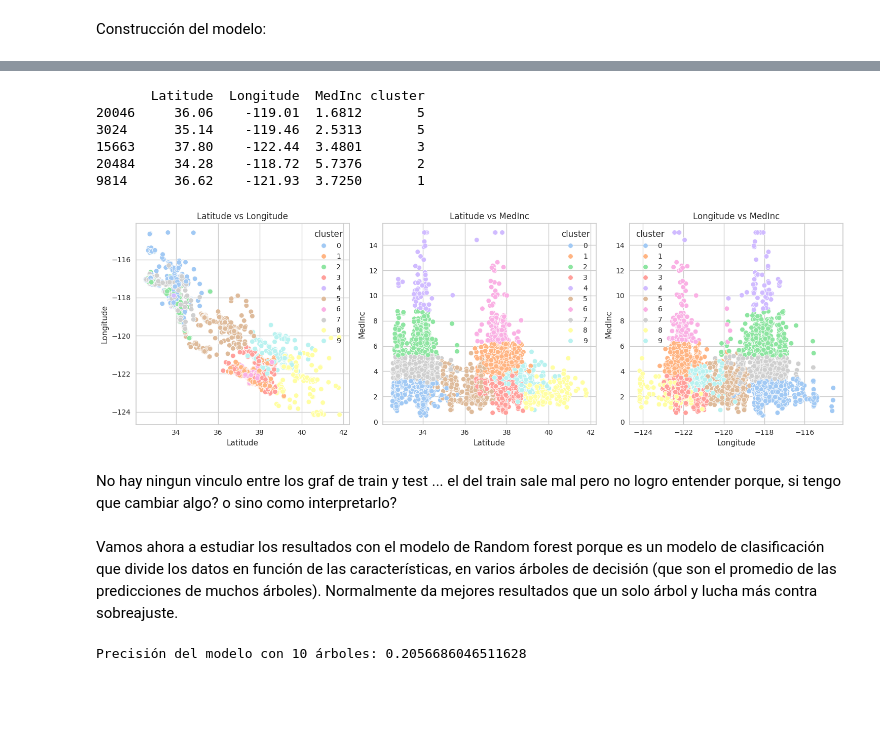
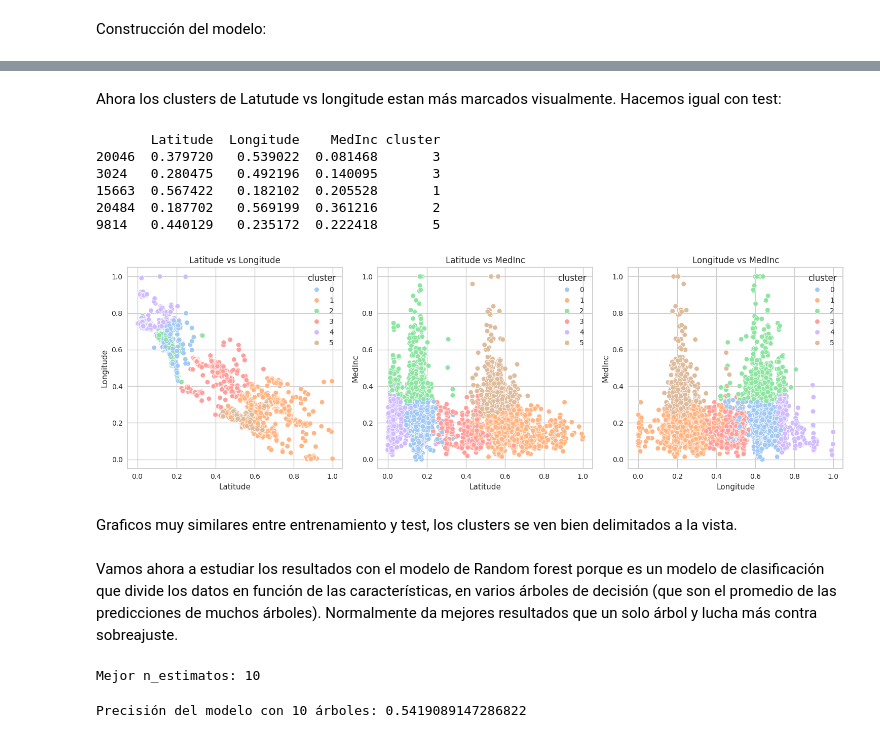
Before and after one commit to 4GeeksAcademy/pauline-K-Medias, a Jupyter notebook: src/explore.ipynb, the cells around one changed output, grey strips where cells are left out. Drawn from its saved outputs; the diff is of its cells as text; code cells hidden in the pictures; blank space fills up the shorter version.

Commit message:
entrega

```diff
--- a/src/explore.ipynb
+++ b/src/explore.ipynb
@@ -118,8 +122,8 @@ Igual que con el metodo silhouette, nos sale que la mejor separación entre los
 # %% [markdown]
 Construcción del modelo:
 # %%
-#Entrenar el modelo entonces con 10 clusters,
-model = KMeans(n_clusters = 10, random_state = 42)
+#Entrenar el modelo entonces con 6 clusters, como indicado en el paso 2
+model = KMeans(n_clusters = 6, random_state = 42)
 
 #Lo aplicamos a train:
 model.fit(X_train)
@@ -170,0 +187,26 @@ plt.show()
+# %%
+#Ahora volvemos a aplicar el modelo
+
+y_train = model.fit_predict(X_train_scaled[['Latitude', 'Longitude', 'MedInc']])
+X_train_scaled['cluster'] = y_train
+
+#Renombrar las columnas porque ahora han sido escaladas
+X_train_scaled.columns = ['Latitude', 'Longitude', 'MedInc', 'cluster']
+
+#Vizualisación :
+fig, axis = plt.subplots(1, 3, figsize=(15, 5))
+
+#Latitude vs Longitude
+sns.scatterplot(ax=axis[0], data=X_train_scaled, x="Latitude", y="Longitude", hue="cluster", palette="pastel")
+axis[0].set_title("Latitude vs Longitude")
+
+#Latitude vs MedInc
+sns.scatterplot(ax=axis[1], data=X_train_scaled, x="Latitude", y="MedInc", hue="cluster", palette="pastel")
+axis[1].set_title("Latitude vs MedInc")
+
+#Longitude vs MedInc
+sns.scatterplot(ax=axis[2], data=X_train_scaled, x="Longitude", y="MedInc", hue="cluster", palette="pastel")
+axis[2].set_title("Longitude vs MedInc")
+
+plt.tight_layout()
+plt.show()
@@ -171,51 +215,50 @@ plt.show()
+# %% [markdown]
+Ahora los clusters de Latutude vs longitude estan más marcados visualmente. Hacemos igual con test:
+# %%
+#Escalar las tres características directamente en X_test
+scaler = MinMaxScaler()
+X_test[['Latitude', 'Longitude', 'MedInc']] = scaler.fit_transform(X_test_scaled[['Latitude', 'Longitude', 'MedInc']])
 # %%
-#Hacemos todo igual con datos de test :
+#Lo aplicamos a test:
 model.fit(X_test)
 model.predict(X_test)
 
 #Obtener las etiquetas de los clusters
 y_test = model.labels_ #contiene las etiquetas de los clusters a los que se ha asignado cada punto de datos en el conjunto train
 
-#Convertir X_train a df(xque es numpy.array):
-X_test = pd.DataFrame(X_test)
 #Añadir la columna 'cluster' como una columna categórica
 X_test["cluster"] = pd.Categorical(y_test)
 
 print(X_test.head())
 # %% [output]
-       Latitude  Longitude  MedInc cluster
-20046     36.06    -119.01  1.6812       5
-3024      35.14    -119.46  2.5313       5
-15663     37.80    -122.44  3.4801       3
-20484     34.28    -118.72  5.7376       2
-9814      36.62    -121.93  3.7250       1
+       Latitude  Longitude    MedInc cluster
+20046  0.379720   0.539022  0.081468       3
+3024   0.280475   0.492196  0.140095       3
+15663  0.567422   0.182102  0.205528       1
+20484  0.187702   0.569199  0.361216       2
+9814   0.440129   0.235172  0.222418       5
 # %%
 #Ploteamos
-
-#Renombrar las columnas porque se han convertidas en 0,1,2
-X_test.columns = ['Latitude', 'Longitude', 'MedInc', 'cluster']
-
-# Crear los subgráficos (1 fila, 3 columnas)
 fig, axis = plt.subplots(1, 3, figsize=(15, 5))
 
 #Latitude vs Longitude
 sns.scatterplot(ax=axis[0], data=X_test, x="Latitude", y="Longitude", hue="cluster", palette="pastel") # hue asigna diferentes colores a los puntos según los valores de la columna que le pases
 axis[0].set_title("Latitude vs Longitude")
 
 #Latitude vs MedInc
 sns.scatterplot(ax=axis[1], data=X_test, x="Latitude", y="MedInc", hue="cluster", palette="pastel")
 axis[1].set_title("Latitude vs MedInc")
 
 #Longitude vs MedInc
 sns.scatterplot(ax=axis[2], data=X_test, x="Longitude", y="MedInc", hue="cluster", palette="pastel")
 axis[2].set_title("Longitude vs MedInc")
 
 plt.tight_layout()
 plt.show()
 # %% [output]
-[figure, old version]
+[figure, new version]
-# %% [markdown]
-No hay ningun vinculo entre los graf de train y test ... el del train sale mal pero no logro entender porque, si tengo que cambiar algo? o sino como interpretarlo?
+# %% [markdown]
+Graficos muy similares entre entrenamiento y test, los clusters se ven bien delimitados a la vista.
 # %% [markdown]
 Vamos ahora a estudiar los resultados con el modelo de Random forest porque es un modelo de clasificación que divide los datos en función de las características, en varios árboles de decisión (que son el promedio de las predicciones de muchos árboles). Normalmente da mejores resultados que un solo árbol y lucha más contra sobreajuste.
 # %%
@@ -228,14 +271,16 @@ param_grid = {'n_estimators': [10, 50, 100, 200, 500]}
 
 #Usamos GridSearchCV :
 grid_search = GridSearchCV(RandomForestClassifier(random_state=42), param_grid, cv=5, n_jobs=-1)
-grid_search.fit(X_train, y_train)
+grid_search.fit(X_train_scaled, y_train)
 
 # Ver el mejor número de estimadores
 print(f"Mejor n_estimatos: {grid_search.best_params_['n_estimators']}")
+# %% [output]
+Mejor n_estimatos: 10
 # %%
 #Entrenamos el modelo con el numero que sale:
 model = RandomForestClassifier(n_estimators=10, random_state=42)
-model.fit(X_train, y_train)
+model.fit(X_train_scaled, y_train)
 
 #Predicción
 y_pred_rf = model.predict(X_test)
@@ -244,4 +289,4 @@ y_pred_rf = model.predict(X_test)
 accuracy = accuracy_score(y_test, y_pred_rf)
 print(f"Precisión del modelo con 10 árboles: {accuracy}")
 # %% [output]
-Precisión del modelo con 10 árboles: 0.2056686046511628
+Precisión del modelo con 10 árboles: 0.5419089147286822
```
Also changed, not shown: parts of 16 cells of this notebook.
